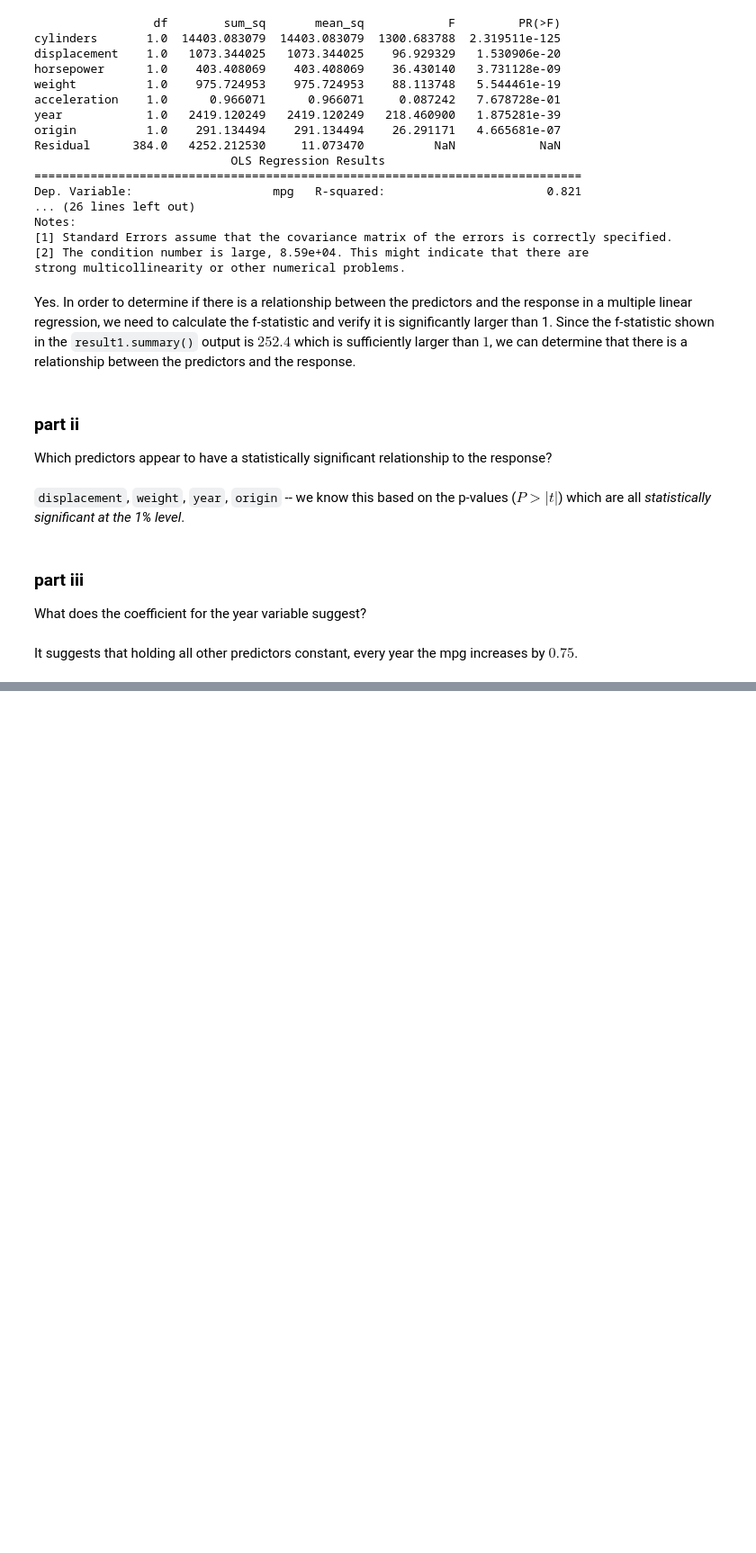
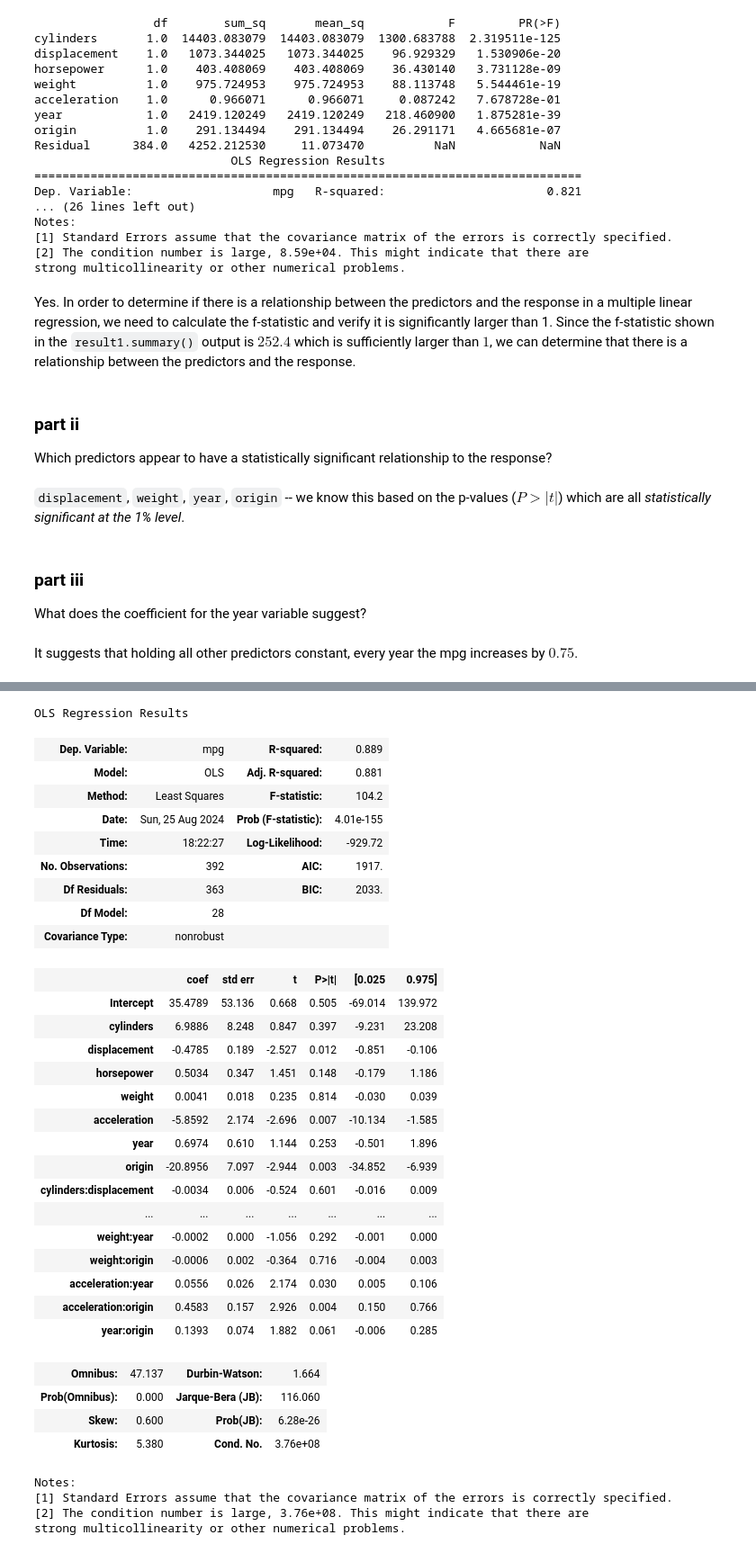
Before and after one commit to anchitrao/islp, a Jupyter notebook: chapter3/exercise_3_9.ipynb, the cells around one changed output, grey strips where cells are left out. Shown at 90% size. Drawn from its saved outputs; the diff is of its cells as text; code cells hidden in the pictures; blank space fills up the shorter version.

```diff
--- a/chapter3/exercise_3_9.ipynb
+++ b/chapter3/exercise_3_9.ipynb
@@ -131,0 +179,46 @@ It suggests that holding all other predictors constant, every year the mpg incre
+# %%
+results2 = ols(
+    'mpg ~ cylinders + displacement + horsepower + weight + acceleration + year + origin \
+    + cylinders:displacement + cylinders:horsepower + cylinders:weight + cylinders:acceleration \
+    + cylinders:year + cylinders:origin + displacement:horsepower + displacement:weight \
+    + displacement:acceleration + displacement:year + displacement:origin + horsepower:weight \
+    + horsepower:acceleration + horsepower:year + horsepower:origin + weight:acceleration \
+    + weight:year + weight:origin + acceleration:year + acceleration:origin + year:origin',
+    data=Auto
+).fit()
+results2.summary()
+# %% [output]
+OLS Regression Results
+| Dep. Variable: | mpg | R-squared: | 0.889 |
+| Model: | OLS | Adj. R-squared: | 0.881 |
+| Method: | Least Squares | F-statistic: | 104.2 |
+| Date: | Sun, 25 Aug 2024 | Prob (F-statistic): | 4.01e-155 |
+| Time: | 18:22:27 | Log-Likelihood: | -929.72 |
+| No. Observations: | 392 | AIC: | 1917. |
+| Df Residuals: | 363 | BIC: | 2033. |
+| Df Model: | 28 |  |  |
+| Covariance Type: | nonrobust |  |  |
+|  | coef | std err | t | P>|t| | [0.025 | 0.975] |
+| Intercept | 35.4789 | 53.136 | 0.668 | 0.505 | -69.014 | 139.972 |
+| cylinders | 6.9886 | 8.248 | 0.847 | 0.397 | -9.231 | 23.208 |
+| displacement | -0.4785 | 0.189 | -2.527 | 0.012 | -0.851 | -0.106 |
+| horsepower | 0.5034 | 0.347 | 1.451 | 0.148 | -0.179 | 1.186 |
+| weight | 0.0041 | 0.018 | 0.235 | 0.814 | -0.030 | 0.039 |
+| acceleration | -5.8592 | 2.174 | -2.696 | 0.007 | -10.134 | -1.585 |
+| year | 0.6974 | 0.610 | 1.144 | 0.253 | -0.501 | 1.896 |
+| origin | -20.8956 | 7.097 | -2.944 | 0.003 | -34.852 | -6.939 |
+| cylinders:displacement | -0.0034 | 0.006 | -0.524 | 0.601 | -0.016 | 0.009 |
+| ... | ... | ... | ... | ... | ... | ... |
+| weight:year | -0.0002 | 0.000 | -1.056 | 0.292 | -0.001 | 0.000 |
+| weight:origin | -0.0006 | 0.002 | -0.364 | 0.716 | -0.004 | 0.003 |
+| acceleration:year | 0.0556 | 0.026 | 2.174 | 0.030 | 0.005 | 0.106 |
+| acceleration:origin | 0.4583 | 0.157 | 2.926 | 0.004 | 0.150 | 0.766 |
+| year:origin | 0.1393 | 0.074 | 1.882 | 0.061 | -0.006 | 0.285 |
+| Omnibus: | 47.137 | Durbin-Watson: | 1.664 |
+| Prob(Omnibus): | 0.000 | Jarque-Bera (JB): | 116.060 |
+| Skew: | 0.600 | Prob(JB): | 6.28e-26 |
+| Kurtosis: | 5.380 | Cond. No. | 3.76e+08 |
+Notes:
+[1] Standard Errors assume that the covariance matrix of the errors is correctly specified.
+[2] The condition number is large, 3.76e+08. This might indicate that there are
+strong multicollinearity or other numerical problems.
```
Also changed, not shown: parts of 17 cells of this notebook.
